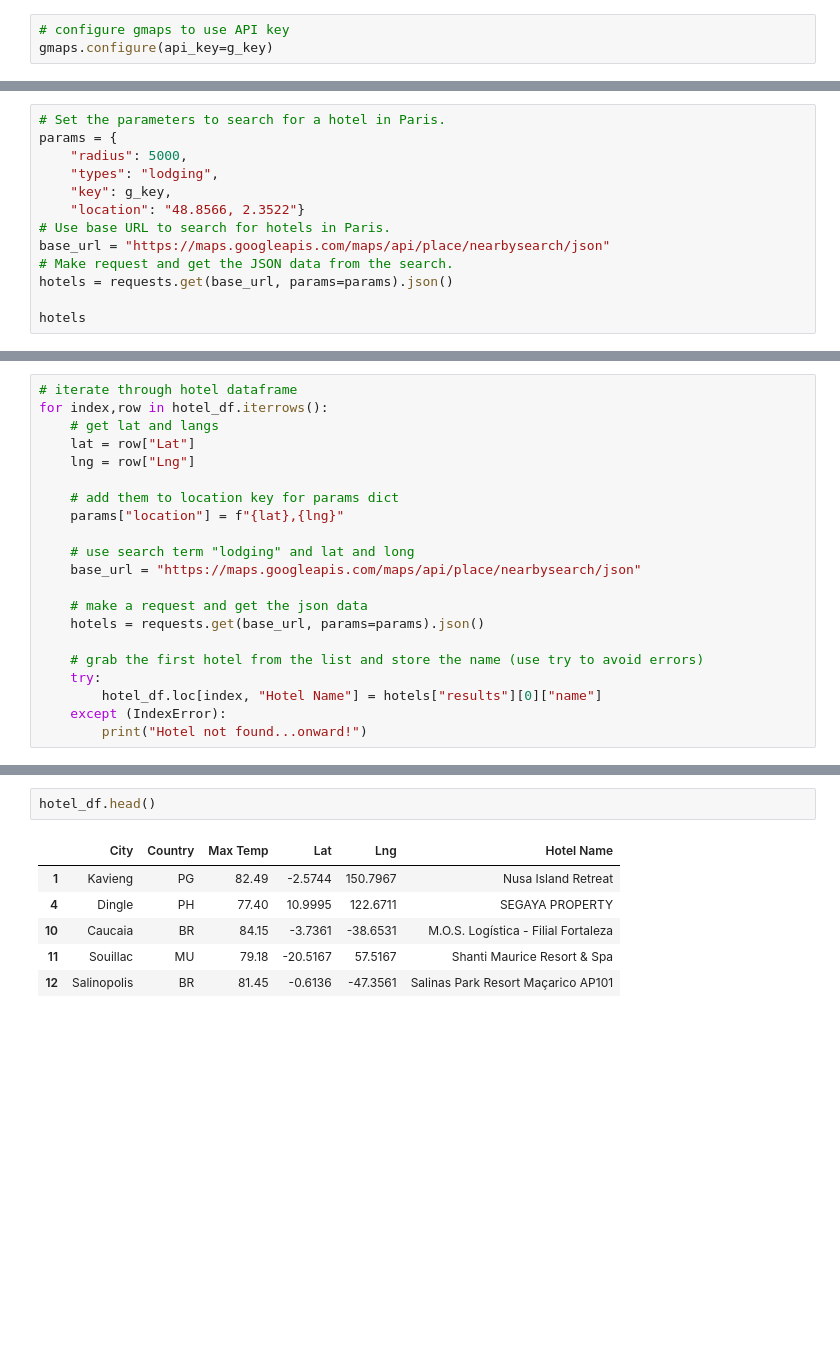
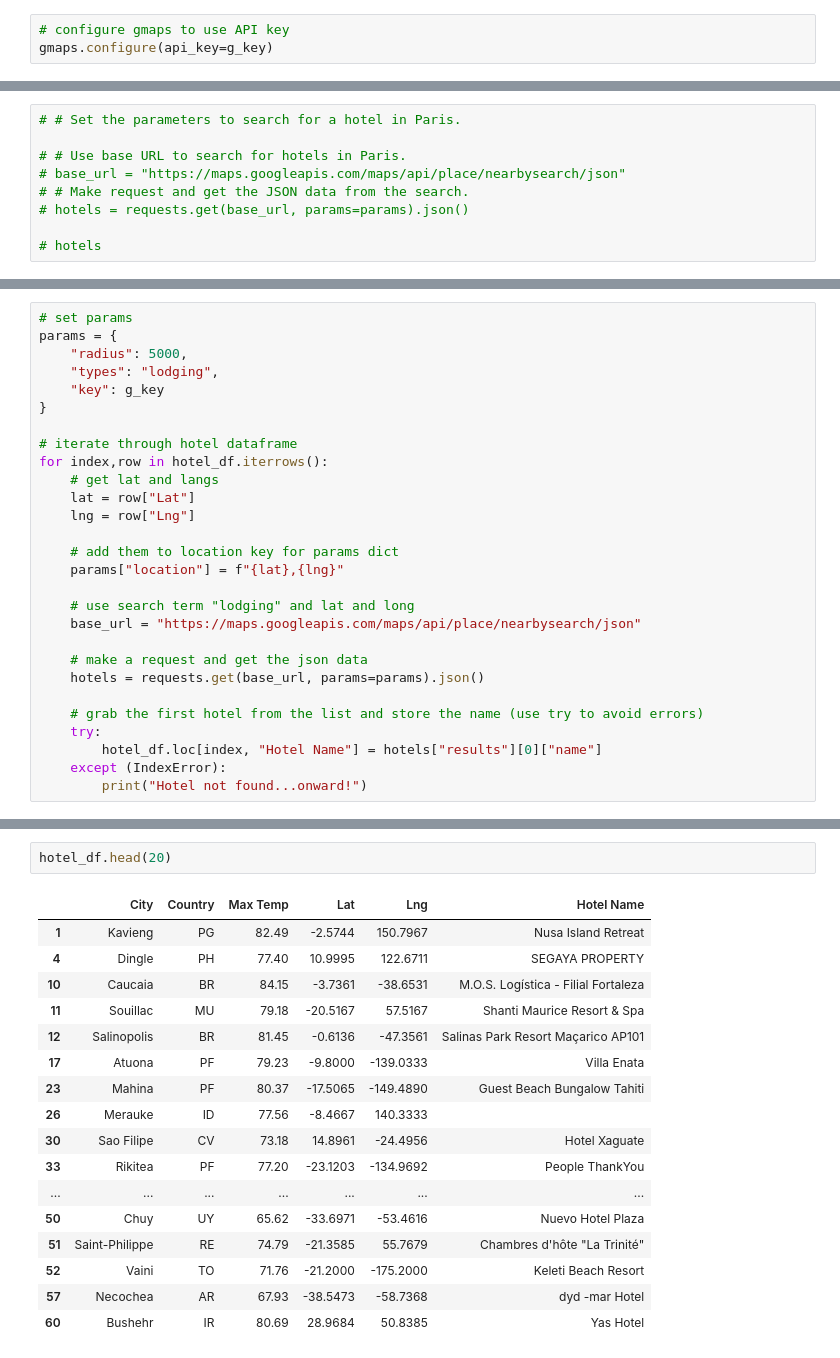
Before and after one commit to conorwhanson/World_Weather_Analysis, a Jupyter notebook: random_numbers.ipynb, the cells around one changed output, grey strips where cells are left out. Drawn from its saved outputs; the diff is of its cells as text; blank space fills up the shorter version.

```diff
--- a/random_numbers.ipynb
+++ b/random_numbers.ipynb
@@ -303,13 +301,9 @@ import requests
 # %%
-# Set the parameters to search for a hotel in Paris.
-params = {
-    "radius": 5000,
-    "types": "lodging",
-    "key": g_key,
-    "location": "48.8566, 2.3522"}
-# Use base URL to search for hotels in Paris.
-base_url = "https://maps.googleapis.com/maps/api/place/nearbysearch/json"
-# Make request and get the JSON data from the search.
-hotels = requests.get(base_url, params=params).json()
+# # Set the parameters to search for a hotel in Paris.
 
-hotels
+# # Use base URL to search for hotels in Paris.
+# base_url = "https://maps.googleapis.com/maps/api/place/nearbysearch/json"
+# # Make request and get the JSON data from the search.
+# hotels = requests.get(base_url, params=params).json()
+
+# hotels
@@ -343,4 +315,11 @@ hotels["results"][0]["name"]
 # %%
+# set params
+params = {
+    "radius": 5000,
+    "types": "lodging",
+    "key": g_key
+}
+
 # iterate through hotel dataframe
 for index,row in hotel_df.iterrows():
     # get lat and langs
@@ -374,9 +356,20 @@ Hotel not found...onward!
 # %%
-hotel_df.head()
+hotel_df.head(20)
 # %% [output]
 |  | City | Country | Max Temp | Lat | Lng | Hotel Name |
 | 1 | Kavieng | PG | 82.49 | -2.5744 | 150.7967 | Nusa Island Retreat |
 | 4 | Dingle | PH | 77.40 | 10.9995 | 122.6711 | SEGAYA PROPERTY |
 | 10 | Caucaia | BR | 84.15 | -3.7361 | -38.6531 | M.O.S. Logística - Filial Fortaleza |
 | 11 | Souillac | MU | 79.18 | -20.5167 | 57.5167 | Shanti Maurice Resort & Spa |
 | 12 | Salinopolis | BR | 81.45 | -0.6136 | -47.3561 | Salinas Park Resort Maçarico AP101 |
+| 17 | Atuona | PF | 79.23 | -9.8000 | -139.0333 | Villa Enata |
+| 23 | Mahina | PF | 80.37 | -17.5065 | -149.4890 | Guest Beach Bungalow Tahiti |
+| 26 | Merauke | ID | 77.56 | -8.4667 | 140.3333 |  |
+| 30 | Sao Filipe | CV | 73.18 | 14.8961 | -24.4956 | Hotel Xaguate |
+| 33 | Rikitea | PF | 77.20 | -23.1203 | -134.9692 | People ThankYou |
+| ... | ... | ... | ... | ... | ... | ... |
+| 50 | Chuy | UY | 65.62 | -33.6971 | -53.4616 | Nuevo Hotel Plaza |
+| 51 | Saint-Philippe | RE | 74.79 | -21.3585 | 55.7679 | Chambres d'hôte "La Trinité" |
+| 52 | Vaini | TO | 71.76 | -21.2000 | -175.2000 | Keleti Beach Resort |
+| 57 | Necochea | AR | 67.93 | -38.5473 | -58.7368 | dyd -mar Hotel |
+| 60 | Bushehr | IR | 80.69 | 28.9684 | 50.8385 | Yas Hotel |
```
Also changed, not shown: parts of 24 cells of this notebook.
